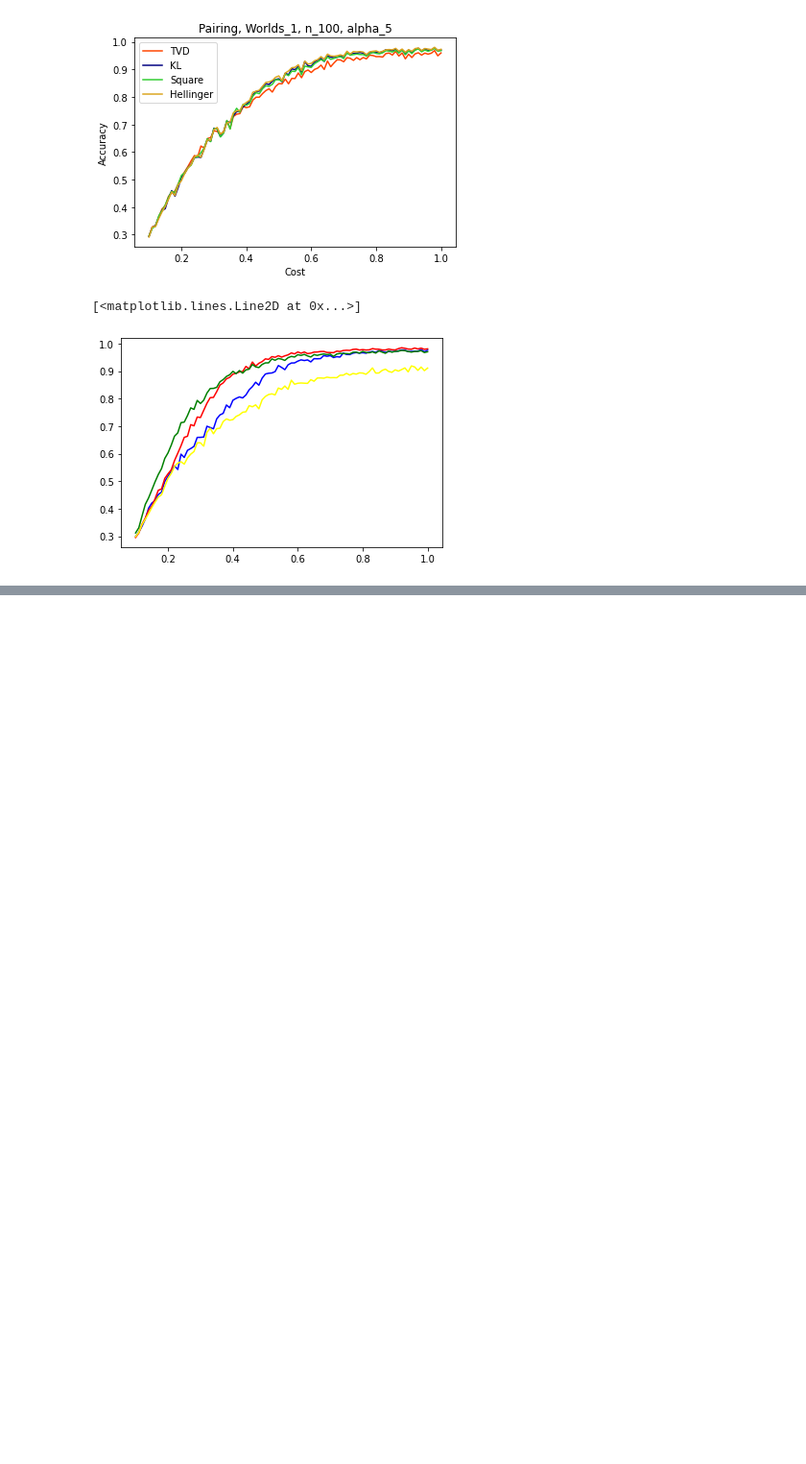
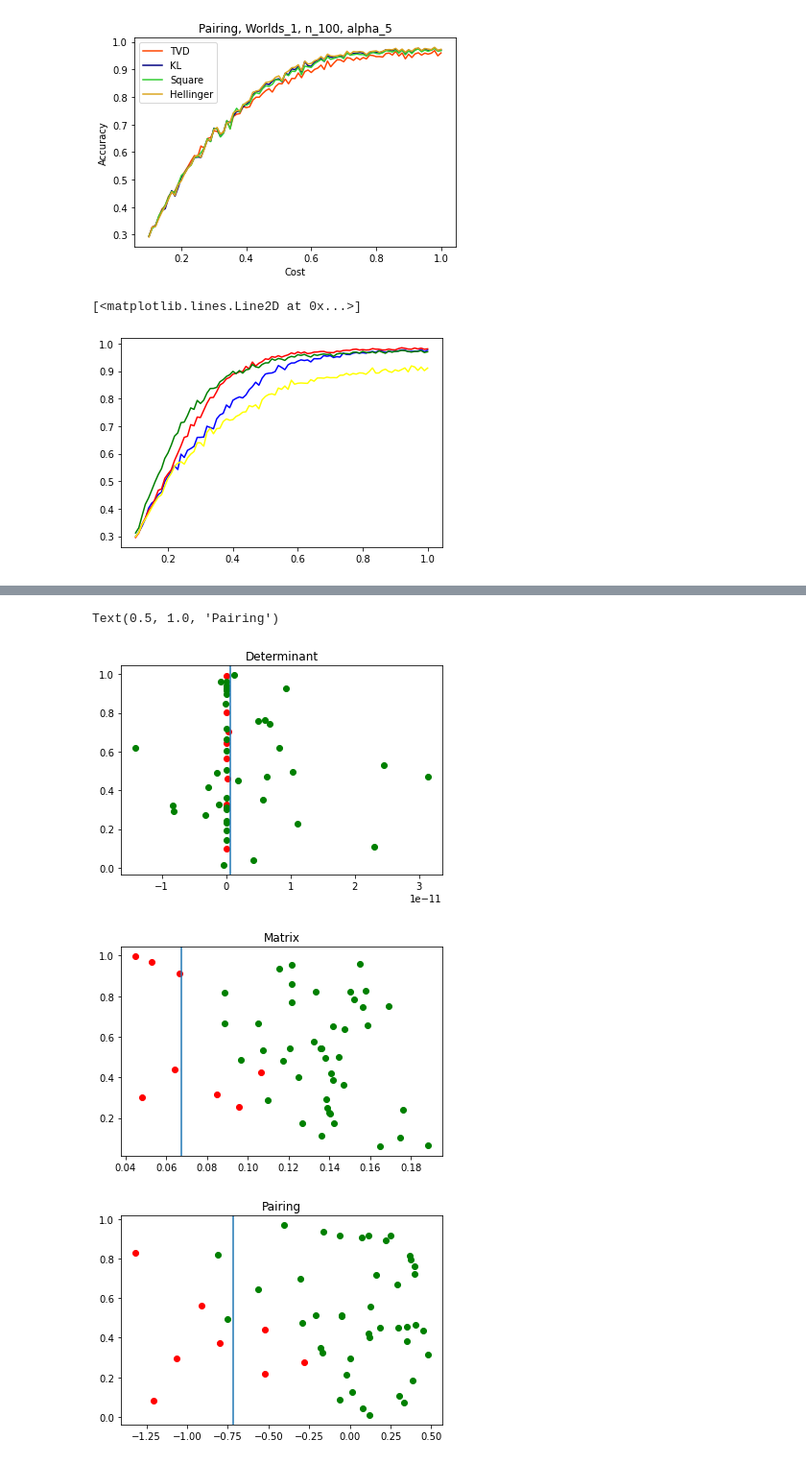
Before and after one commit to yichiz97/High-Effort-Crowds, a Jupyter notebook: Payment_efficiency/Iterated_vs_step_function.ipynb, the cells around one changed output, grey strips where cells are left out. Shown at 96% size. Saved outputs shown, nothing was run; the diff lists cells and outputs as text; code cells hidden in the pictures; blank space fills up the shorter version.

```diff
--- a/Payment_efficiency/Iterated_vs_step_function.ipynb
+++ b/Payment_efficiency/Iterated_vs_step_function.ipynb
@@ -856,0 +745,41 @@ Optimal elicited efforts:
+# %%
+n = 50
+n_s = 10
+e = 0.8
+Gamma_e = e*Gamma + (1-e)*Gamma_shirking
+R, Y, agent_e = Report_Generator_Uniform(n, mi, m, prior_e, signal, w, [Gamma_shirking, Gamma_e])
+R_s, _, _ = Report_Generator_Uniform(n_s, mi, m, [1], signal, w, [Gamma_random])
+P_all = mechanism_determinant_fast(np.vstack((R, R_s)))
+P = P_all[0:n_w]
+t_vs = np.max(P_all[n:n+n_s])
+
+plt.figure()
+plt.scatter(P_all[0:n][agent_e == 0], np.random.uniform(0,1,len(P_all[0:n][agent_e == 0])), color = 'red')
+plt.scatter(P_all[0:n][agent_e == 1], np.random.uniform(0,1,len(P_all[0:n][agent_e == 1])), color = 'green')
+plt.axvline(x = t_vs)
+plt.title('Determinant')
+
+P_all = mechanism_matrix_fast(np.vstack((R, R_s)), 3)
+P = P_all[0:n_w]
+t_vs = np.max(P_all[n:n+n_s])
+
+plt.figure()
+plt.scatter(P_all[0:n][agent_e == 0], np.random.uniform(0,1,len(P_all[0:n][agent_e == 0])), color = 'red')
+plt.scatter(P_all[0:n][agent_e == 1], np.random.uniform(0,1,len(P_all[0:n][agent_e == 1])), color = 'green')
+plt.axvline(x = t_vs)
+plt.title('Matrix')
+
+P_all = mechanism_pairing_learning_3(np.vstack((R, R_s)), 3)
+P = P_all[0:n_w]
+t_vs = np.max(P_all[n:n+n_s])
+
+plt.figure()
+plt.scatter(P_all[0:n][agent_e == 0], np.random.uniform(0,1,len(P_all[0:n][agent_e == 0])), color = 'red')
+plt.scatter(P_all[0:n][agent_e == 1], np.random.uniform(0,1,len(P_all[0:n][agent_e == 1])), color = 'green')
+plt.axvline(x = t_vs)
+plt.title('Pairing')
+# %% [output]
+Text(0.5, 1.0, 'Pairing')
+[figure, added]
+[figure, added]
+[figure, added]
```
Also changed, not shown: parts of 5 cells of this notebook.
